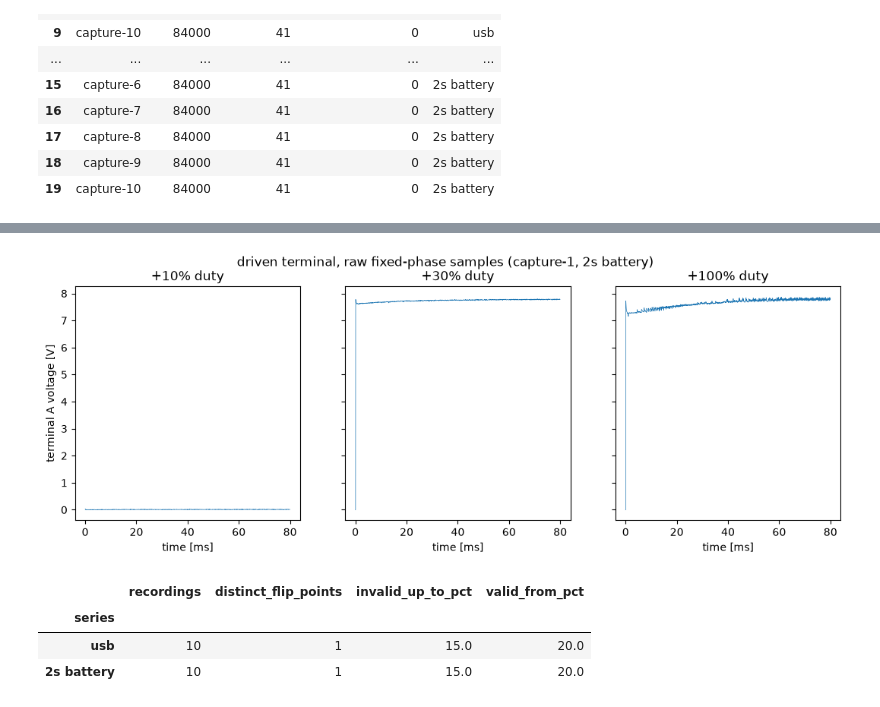
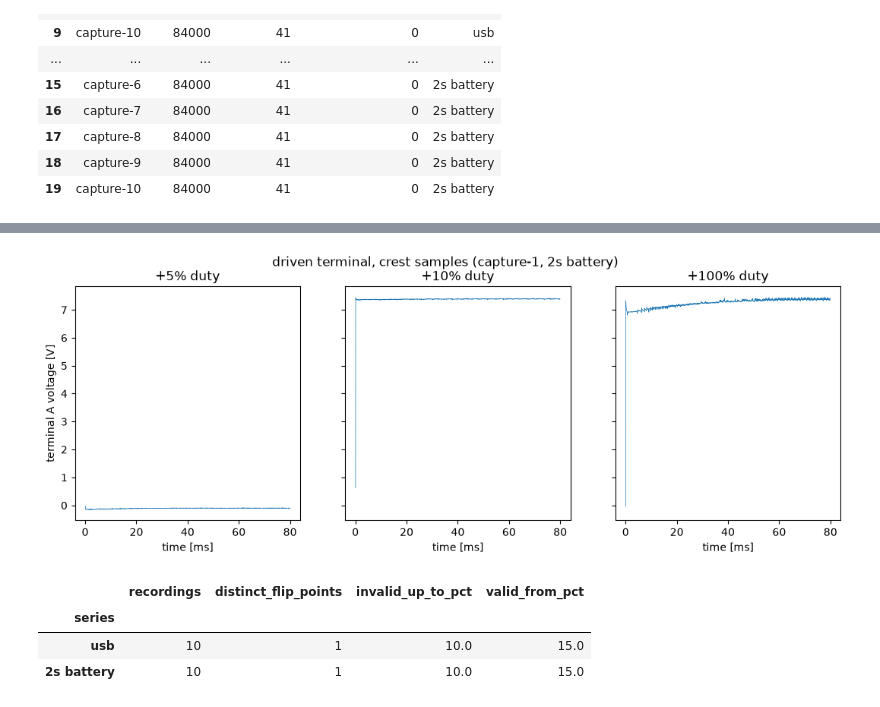
Before and after one commit to OpenServoCore/open-servo-core, a Jupyter notebook: notebooks/00-raw-duty-sweeps.ipynb, the cells around one changed output, grey strips where cells are left out. Cells and saved outputs as stored; diff of their text form; code cells hidden in the pictures.

```diff
--- a/notebooks/00-raw-duty-sweeps.ipynb
+++ b/notebooks/00-raw-duty-sweeps.ipynb
@@ -244,14 +305,18 @@ for series, recs in [("usb", usb), ("2s battery", batt)]:
     for name, (df, _) in recs.items():
         base = df[df["seg"] == 0]["pos"].to_numpy() * V_ADC_PER_COUNT
         settled = base[len(base) // 5:]
+        med = np.median(settled)
+        band = np.max(np.abs(settled - med))
+        outside = np.where(np.abs(base - med) > band)[0]
         rows.append({
             "series": series,
-            "peak_dev_mV": np.max(np.abs(settled - np.median(settled))) * 1e3,
+            "peak_dev_mV": band * 1e3,
             "std_mV": np.std(settled) * 1e3,
             # residual coast from the repositioning move: how far the
-            # first 100 ms sits from the settled level
-            "coast_first_100ms_mV": abs(np.median(base[:2000])
-                                        - np.median(settled)) * 1e3,
+            # first 100 ms sits from the settled level, and when the
+            # trace last leaves the settled band
+            "coast_first_100ms_mV": abs(np.median(base[:2000]) - med) * 1e3,
+            "coast_settle_ms": (outside[-1] + 1) / (TICK_HZ / 1000) if len(outside) else 0.0,
         })
 pd.DataFrame(rows).groupby("series").agg(["mean", "max"]).round(2)
 # %% [output]
@@ -273,13 +341,16 @@ measured below from every baseline segment of both series.
 # %%
 rows = []
 for label, recs in [("usb", usb), ("2s battery", batt)]:
-    offs = [df[df["seg"] == 0]["current_raw"].mean() for df, _ in recs.values()]
-    off_v = np.mean(offs) * V_ADC_PER_COUNT
+    offs = np.array([df["bias"].iloc[0] for df, _ in recs.values()])
+    off_v = offs.mean() * V_ADC_PER_COUNT
     rows.append({
         "series": label,
+        "offset_counts": offs.mean(),
+        "offset_counts_min": offs.min(),
+        "offset_counts_max": offs.max(),
         "offset_mV": off_v * 1e3,
         "offset_mA_equivalent": off_v / (AMP_GAIN * SHUNT_OHM) * 1e3,
-        "recording_spread_mV": np.std(offs) * V_ADC_PER_COUNT * 1e3,
+        "recording_spread_mV": offs.std() * V_ADC_PER_COUNT * 1e3,
     })
 pd.DataFrame(rows).set_index("series").round(2)
 # %% [output]
@@ -308,0 +380,15 @@ levels, then checks where the recorded flag flips.
+# %%
+rows = []
+for label, recs in [("usb", usb), ("2s battery", batt)]:
+    vb = np.array([df["vb"].iloc[0] for df, _ in recs.values()])
+    vb_b = np.array([df["vb_b"].iloc[0] for df, _ in recs.values()])
+    rows.append({
+        "series": label,
+        "VB_counts_min": vb.min(),
+        "VB_counts_max": vb.max(),
+        "VB_mV": vb.mean() * V_ADC_PER_COUNT * 1e3,
+        "B_minus_A_counts_min": (vb_b - vb).min(),
+        "B_minus_A_counts_max": (vb_b - vb).max(),
+        "VB_minus_nominal_mV": (vb.mean() * V_ADC_PER_COUNT - VB_NOM_V) * 1e3,
+    })
+pd.DataFrame(rows).set_index("series").round(2)
@@ -309,38 +420,39 @@ levels, then checks where the recorded flag flips.
 # %%
 name, (df, meta) = next(iter(batt.items()))
+vb = df["vb"].iloc[0]
 fig, axes = plt.subplots(1, 3, figsize=(13, 4), sharey=True)
-for ax, pct in zip(axes, [10, 30, 100]):
+for ax, pct in zip(axes, [5, 10, 100]):
     seg = df[np.isclose(df["duty_pct"], pct, atol=0.5)]
     t = (seg["tick"] - seg["tick"].iloc[0]) / (TICK_HZ / 1000)
-    ax.plot(t, seg["vmotor_a"] * V_TERM_PER_COUNT, lw=0.5)
+    ax.plot(t, term_V(seg["vmotor_a"], vb), lw=0.5)
     ax.set_title(f"+{pct}% duty")
     ax.set_xlabel("time [ms]")
 axes[0].set_ylabel("terminal A voltage [V]")
-fig.suptitle(f"driven terminal, raw fixed-phase samples ({name}, 2s battery)")
+fig.suptitle(f"driven terminal, crest samples ({name}, 2s battery)")
 plt.show()
 
 # Where does the recorded validity flag flip? Checked in every recording
 # of both series.
 rows = []
 for label, recs in [("usb", usb), ("2s battery", batt)]:
     flips = set()
     for df, _ in recs.values():
         v = df[df["seg"] > 0].groupby("seg").agg(
             d=("duty_pct", "first"), valid_frac=("window_valid", "mean"))
         v["mag"] = v["d"].abs().round()
         flips.add((v[v.valid_frac <= 0.5]["mag"].max(),
                    v[v.valid_frac > 0.5]["mag"].min()))
     rows.append({
         "series": label,
         "recordings": len(recs),
         "distinct_flip_points": len(flips),
         "invalid_up_to_pct": max(h for h, _ in flips),
         "valid_from_pct": min(l for _, l in flips),
     })
 pd.DataFrame(rows).set_index("series")
 # %% [output]
-[figure, old version]
+[figure, new version]
 |  | recordings | distinct_flip_points | invalid_up_to_pct | valid_from_pct |
 | series |  |  |  |  |
-| usb | 10 | 1 | 15.0 | 20.0 |
-| 2s battery | 10 | 1 | 15.0 | 20.0 |
+| usb | 10 | 1 | 10.0 | 15.0 |
+| 2s battery | 10 | 1 | 10.0 | 15.0 |
```
Also changed, not shown: parts of 27 cells of this notebook, 20 other files.
